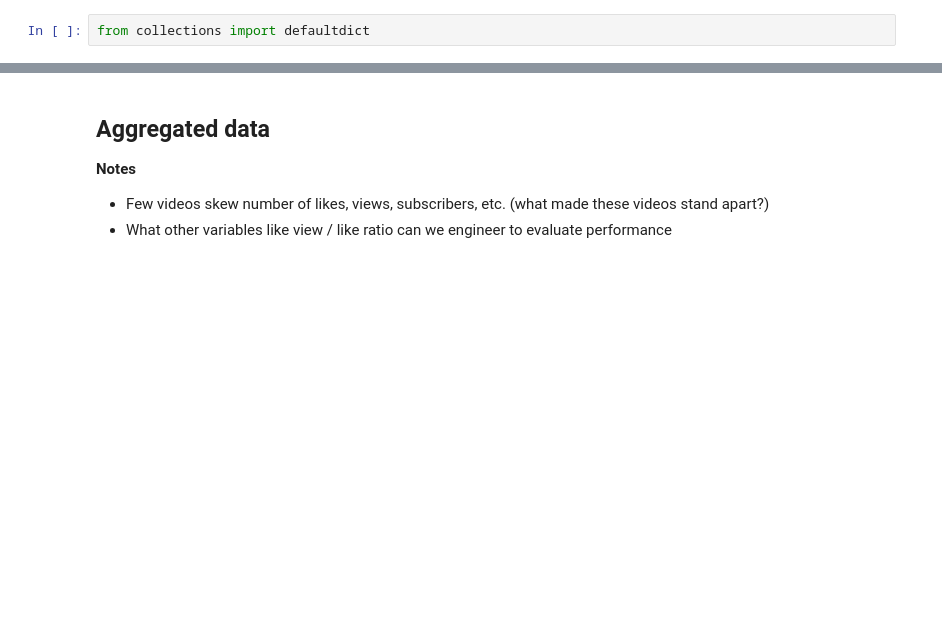
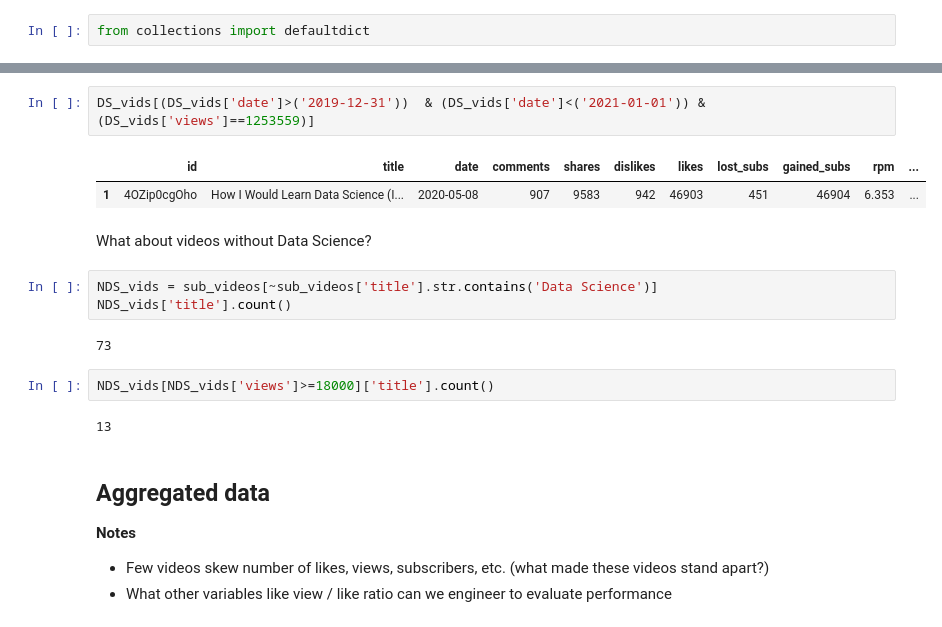
Before and after one commit to Irfan-Ahmad-byte/ken-s, a Jupyter notebook: ken-s-basic-starter-code.ipynb, the cells around one changed output, grey strips where cells are left out. Cells and saved outputs as stored; diff of their text form; blank space fills up the shorter version.

```diff
--- a/ken-s-basic-starter-code.ipynb
+++ b/ken-s-basic-starter-code.ipynb
@@ -205,3 +271,19 @@ a 13
+# %%
+DS_vids[(DS_vids['date']>('2019-12-31'))  & (DS_vids['date']<('2021-01-01')) & (DS_vids['views']==1253559)]
+# %% [output]
+|  | id | title | date | comments | shares | dislikes | likes | lost_subs | gained_subs | rpm | ... |
+| 1 | 4OZip0cgOho | How I Would Learn Data Science (I... | 2020-05-08 | 907 | 9583 | 942 | 46903 | 451 | 46904 | 6.353 | ... |
+# %% [markdown]
+What about videos without Data Science?
+# %%
+NDS_vids = sub_videos[~sub_videos['title'].str.contains('Data Science')]
+NDS_vids['title'].count()
+# %% [output]
+73
+# %%
+NDS_vids[NDS_vids['views']>=18000]['title'].count()
+# %% [output]
+13
 # %% [markdown]
 ## Aggregated data
 **Notes**
```
Also changed, not shown: parts of 18 cells of this notebook, 1 other file.
